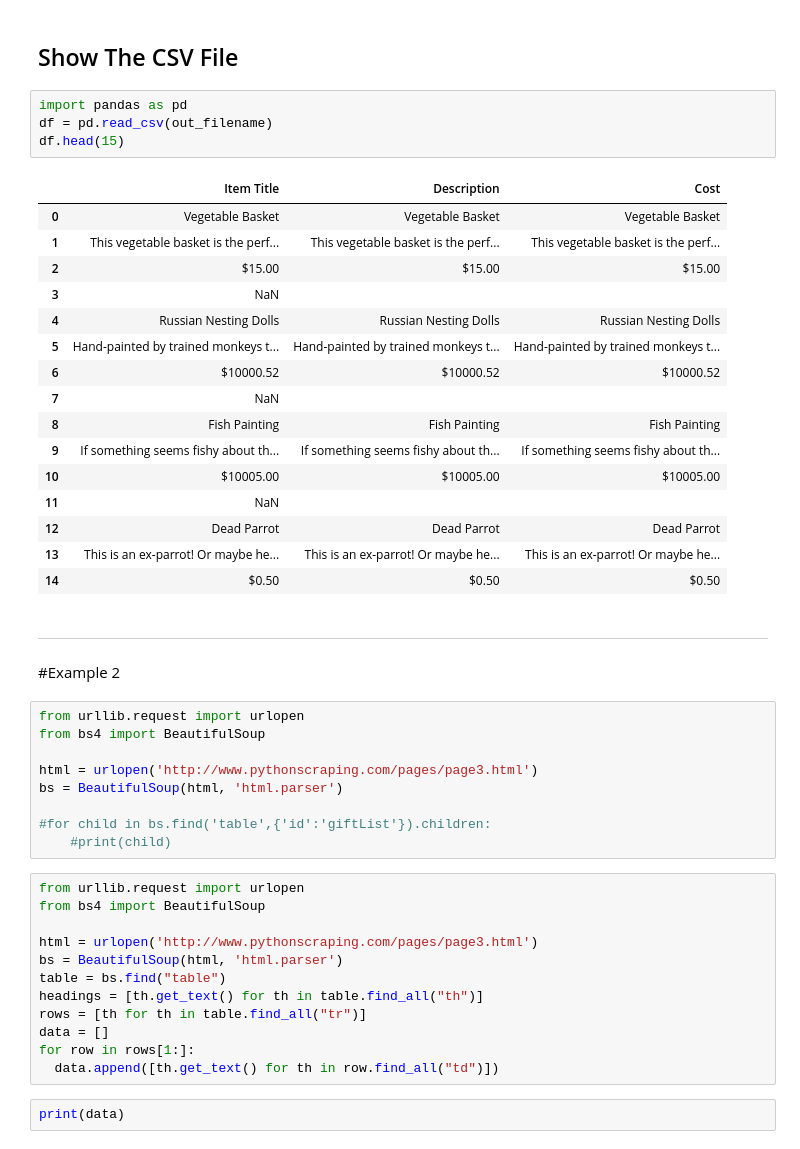
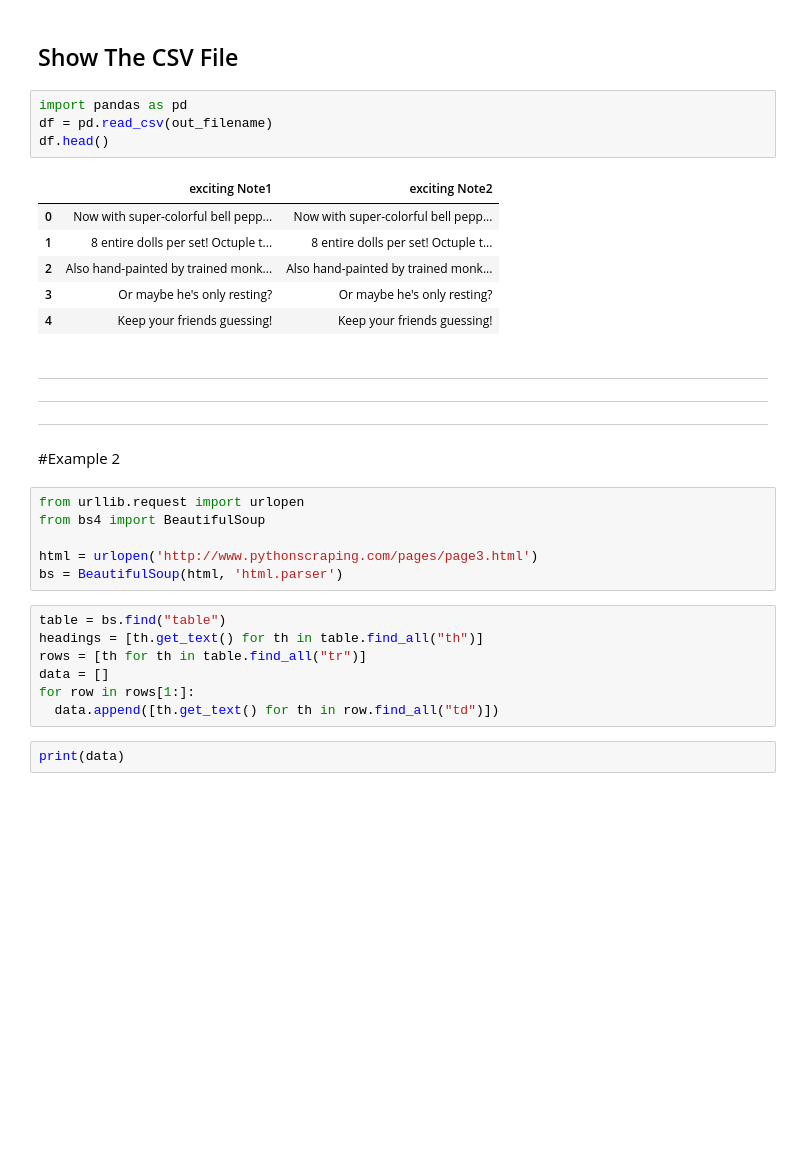
Before and after one commit to Ruqyai/Web-Scraper, a Jupyter notebook: Web_Scraping.ipynb, the cells around one changed output. Drawn from its saved outputs; the diff is of its cells as text; blank space fills up the shorter version.

```diff
--- a/Web_Scraping.ipynb
+++ b/Web_Scraping.ipynb
@@ -223,28 +192,26 @@ $1.50, $1.50, $1.50
 # %%
 import pandas as pd
 df = pd.read_csv(out_filename)
-df.head(15)
+df.head()
 # %% [output]
-|  | Item Title | Description | Cost |
-| 0 | Vegetable Basket | Vegetable Basket | Vegetable Basket |
-| 1 | This vegetable basket is the perf... | This vegetable basket is the perf... | This vegetable basket is the perf... |
-| 2 | $15.00 | $15.00 | $15.00 |
-| 3 | NaN |  |  |
-| 4 | Russian Nesting Dolls | Russian Nesting Dolls | Russian Nesting Dolls |
-| 5 | Hand-painted by trained monkeys t... | Hand-painted by trained monkeys t... | Hand-painted by trained monkeys t... |
-| 6 | $10000.52 | $10000.52 | $10000.52 |
-| 7 | NaN |  |  |
-| 8 | Fish Painting | Fish Painting | Fish Painting |
-| 9 | If something seems fishy about th... | If something seems fishy about th... | If something seems fishy about th... |
-| 10 | $10005.00 | $10005.00 | $10005.00 |
-| 11 | NaN |  |  |
-| 12 | Dead Parrot | Dead Parrot | Dead Parrot |
-| 13 | This is an ex-parrot! Or maybe he... | This is an ex-parrot! Or maybe he... | This is an ex-parrot! Or maybe he... |
-| 14 | $0.50 | $0.50 | $0.50 |
+|  | exciting Note1 | exciting Note2 |
+| 0 | Now with super-colorful bell pepp... | Now with super-colorful bell pepp... |
+| 1 | 8 entire dolls per set! Octuple t... | 8 entire dolls per set! Octuple t... |
+| 2 | Also hand-painted by trained monk... | Also hand-painted by trained monk... |
+| 3 | Or maybe he's only resting? | Or maybe he's only resting? |
+| 4 | Keep your friends guessing! | Keep your friends guessing! |
 # %% [markdown]
 
 
 ---
+
+
+
+---
+
+
+
+---
 # %% [markdown]
 #Example 2
 # %%
@@ -253,15 +220,7 @@ from bs4 import BeautifulSoup
 
 html = urlopen('http://www.pythonscraping.com/pages/page3.html')
 bs = BeautifulSoup(html, 'html.parser')
-
-#for child in bs.find('table',{'id':'giftList'}).children:
-    #print(child)
 # %%
-from urllib.request import urlopen
-from bs4 import BeautifulSoup
-
-html = urlopen('http://www.pythonscraping.com/pages/page3.html')
-bs = BeautifulSoup(html, 'html.parser')
 table = bs.find("table")
 headings = [th.get_text() for th in table.find_all("th")]
 rows = [th for th in table.find_all("tr")]
```
Also changed, not shown: parts of 16 cells of this notebook.
